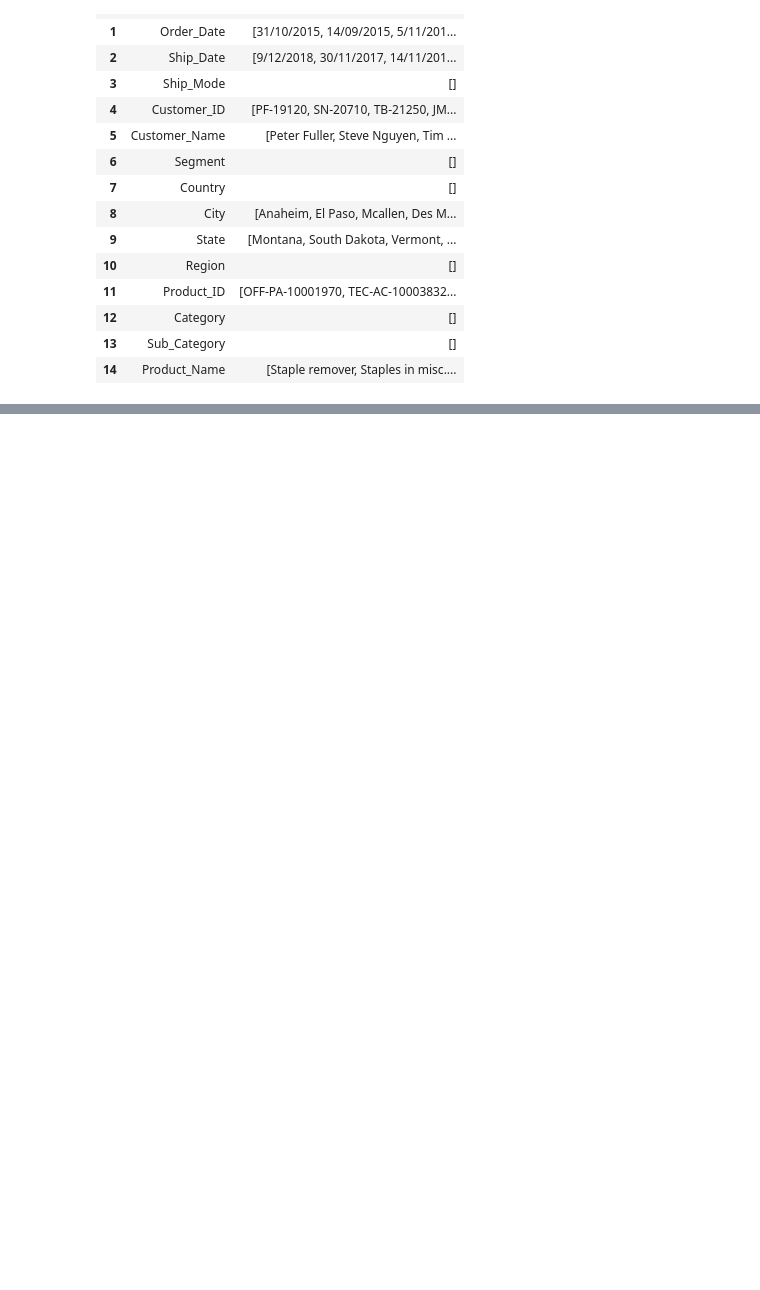
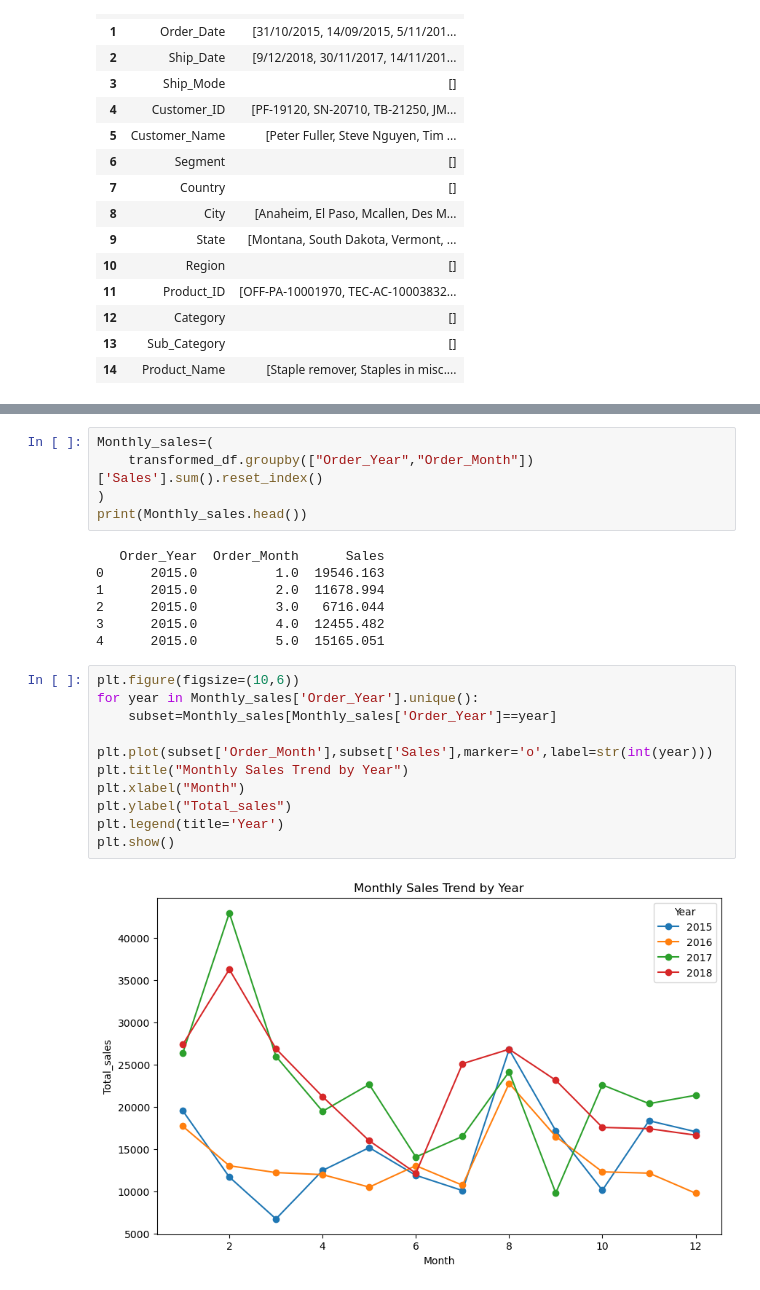
Before and after one commit to Ayush080-bct/Superstore-data-pipeline, a Jupyter notebook: notebook/EDA.ipynb, the cells around one changed output, grey strips where cells are left out. Saved outputs shown, nothing was run; the diff lists cells and outputs as text; blank space fills up the shorter version.

```diff
--- a/notebook/EDA.ipynb
+++ b/notebook/EDA.ipynb
@@ -441,0 +560,24 @@ df.head()
+# %%
+Monthly_sales=(
+    transformed_df.groupby(["Order_Year","Order_Month"])['Sales'].sum().reset_index()
+)
+print(Monthly_sales.head())
+# %% [output]
+   Order_Year  Order_Month      Sales
+0      2015.0          1.0  19546.163
+1      2015.0          2.0  11678.994
+2      2015.0          3.0   6716.044
+3      2015.0          4.0  12455.482
+4      2015.0          5.0  15165.051
+# %%
+plt.figure(figsize=(10,6))
+for year in Monthly_sales['Order_Year'].unique():
+    subset=Monthly_sales[Monthly_sales['Order_Year']==year]
+    plt.plot(subset['Order_Month'],subset['Sales'],marker='o',label=str(int(year)))
+plt.title("Monthly Sales Trend by Year")
+plt.xlabel("Month")
+plt.ylabel("Total_sales")
+plt.legend(title='Year')
+plt.show()
+# %% [output]
+[figure, added]
```
Also changed, not shown: parts of 42 cells of this notebook, 9 other files.
